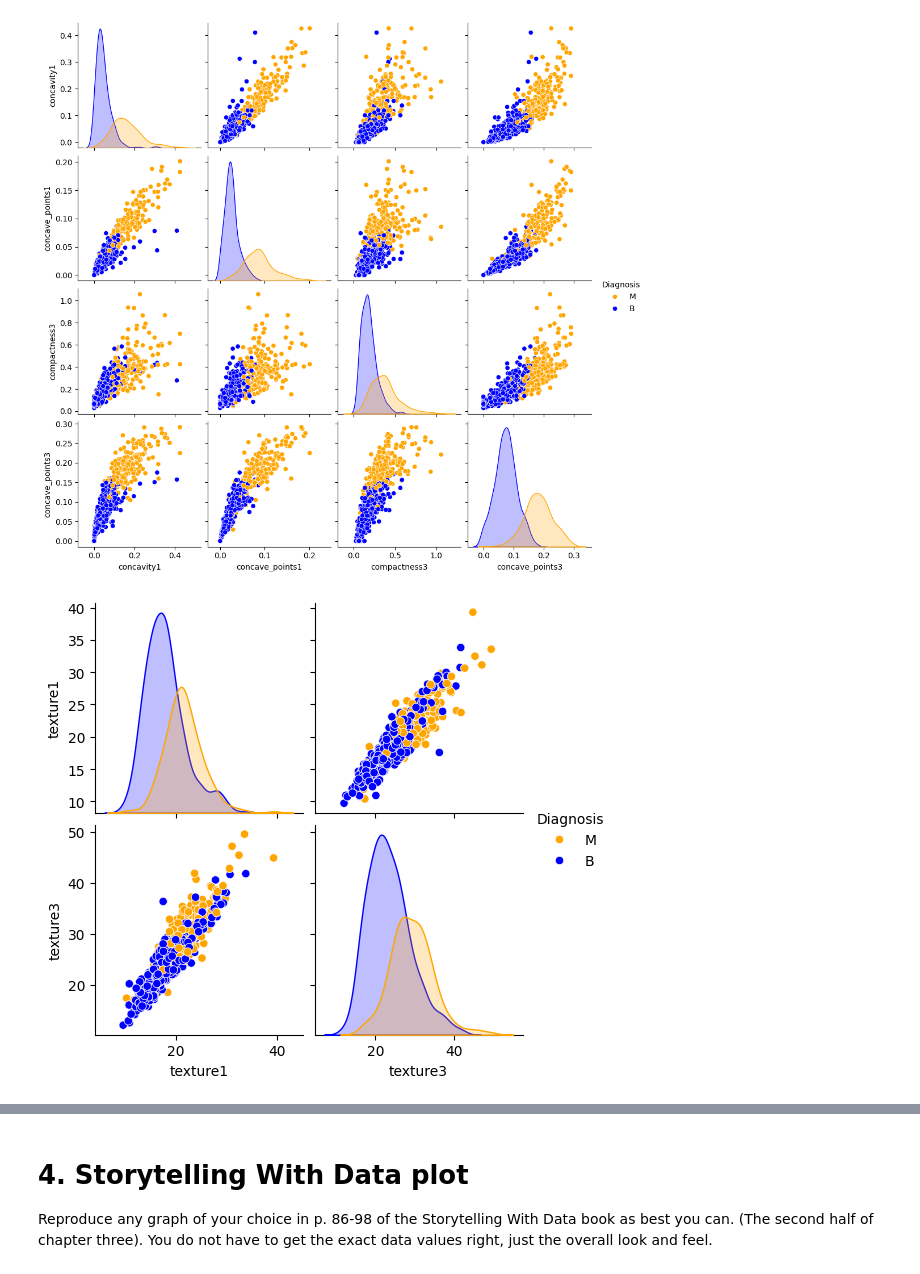
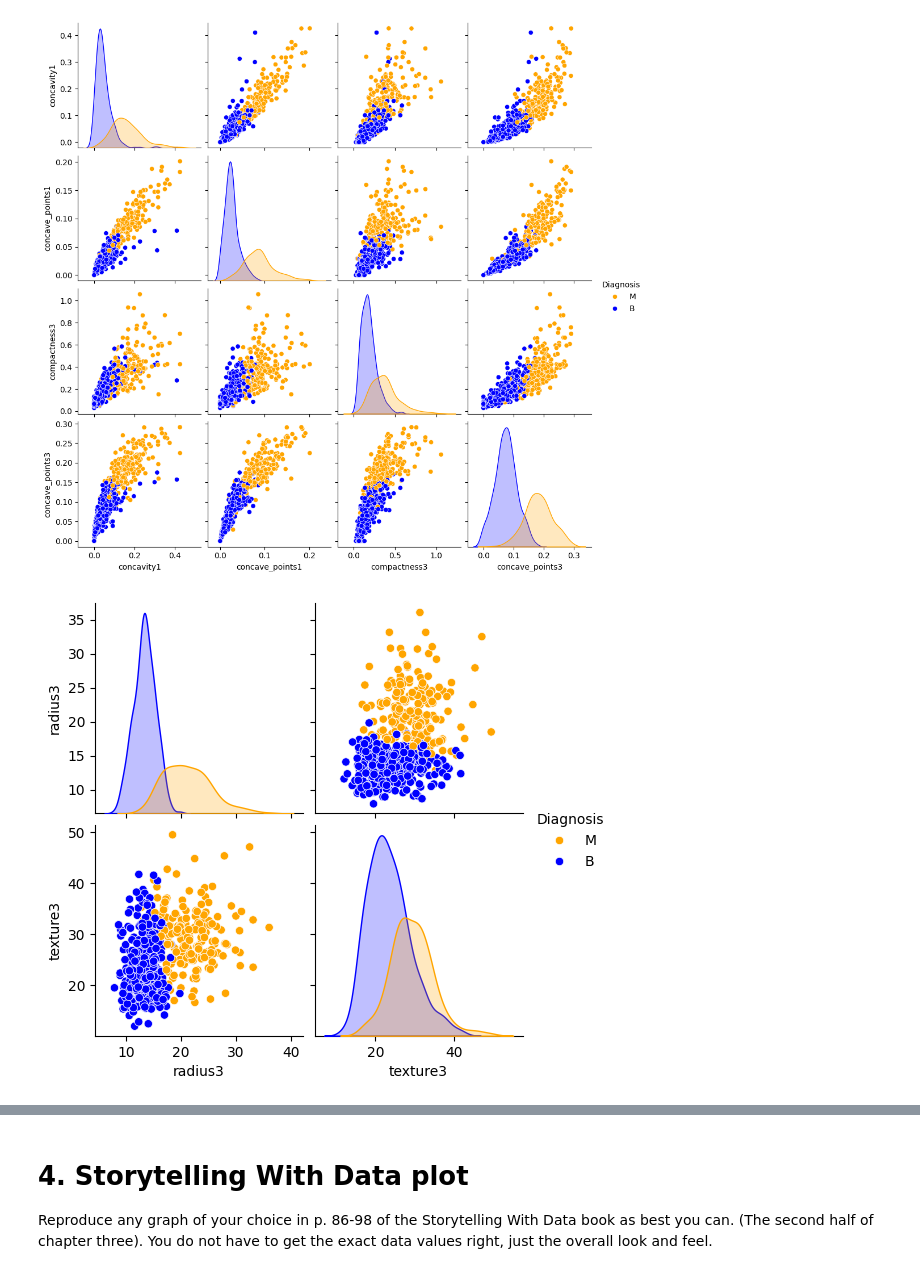
Before and after one commit to Jbaner/Module-B-semester-2, a Jupyter notebook: Week6.ipynb, the cells around one changed output, grey strips where cells are left out. Saved outputs shown, nothing was run; the diff lists cells and outputs as text; code cells hidden in the pictures.

```diff
--- a/Week6.ipynb
+++ b/Week6.ipynb
@@ -264,8 +277,8 @@ plt.show()
 [figure]
 # %%
 #Genrating pair plots of highly correlated mean attributes partIII
-selected_columns_2=["texture1","texture3","Diagnosis"]
+selected_columns_2=["radius3","texture3","Diagnosis"]
 sns.pairplot( df_BreastCancer_4[selected_columns_2], hue="Diagnosis", palette={"B":"blue","M":"orange"}, diag_kind="kde",corner=False)
 plt.show()
 # %% [output]
-[figure, old version]
+[figure, new version]
```
Also changed, not shown: parts of 6 cells of this notebook.
